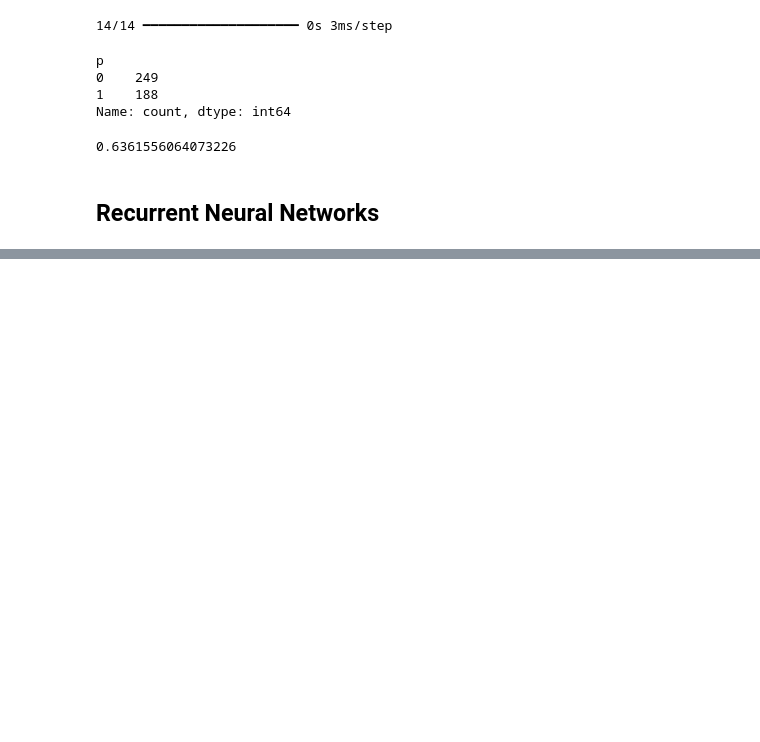
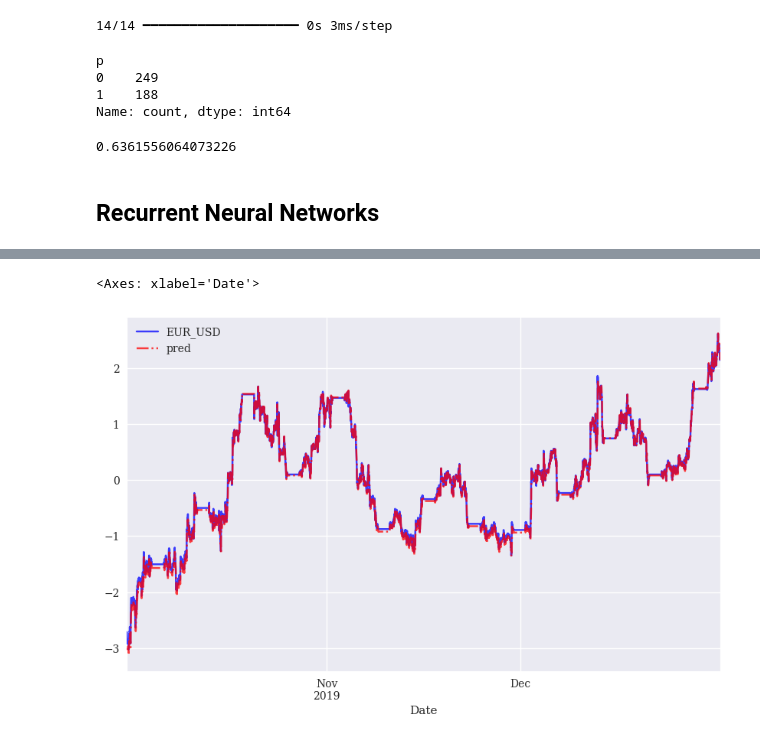
Before and after one commit to wangyouan/AIandFinance2025, a Jupyter notebook: lecture9_deep_learning.ipynb, the cells around one changed output, grey strips where cells are left out. Cells and saved outputs as stored; diff of their text form; code cells hidden in the pictures; blank space fills up the shorter version.

```diff
--- a/lecture9_deep_learning.ipynb
+++ b/lecture9_deep_learning.ipynb
@@ -492,0 +490,34 @@ NameError: name 'TimeseriesGenerator' is not defined
+# %%
+def create_rnn_model(hu=100, lags=lags, layer='SimpleRNN', features=1, algorithm='estimation'):
+    """Build an RNN/LSTM model using Functional API to avoid input_shape warning.
+    hu: hidden units
+    lags: sequence length
+    layer: 'SimpleRNN' or 'LSTM'
+    features: number of features per timestep
+    algorithm: 'estimation' (regression) or 'classification'
+    """
+    keras.backend.clear_session()
+    inputs = keras.Input(shape=(lags, features), name="sequence")
+    if layer == 'SimpleRNN':
+        x = SimpleRNN(hu, activation='relu')(inputs)
+    else:
+        x = LSTM(hu, activation='relu')(inputs)
+
+    if algorithm == 'estimation':
+        outputs = Dense(1, activation='linear')(x)
+        loss = 'mse'
+        metrics = ['mae']
+    else:
+        outputs = Dense(1, activation='sigmoid')(x)
+        loss = 'binary_crossentropy'
+        metrics = ['accuracy']
+
+    model = keras.Model(inputs=inputs, outputs=outputs, name=f"{layer}_{algorithm}")
+    model.compile(optimizer='adam', loss=loss, metrics=metrics)
+    return model
+# %%
+model = create_rnn_model()
+# %%
+%%time
+model.fit(g, epochs=500, steps_per_epoch=10,
+          verbose=False)
@@ -492,0 +528,10 @@ NameError: name 'TimeseriesGenerator' is not defined
+# %%
+y = model.predict(g, verbose=False)
+data['pred'] = np.nan
+data.loc[data.index[lags:], 'pred'] = y
+data[[symbol, 'pred']].plot(
+            figsize=(10, 6), style=['b', 'r-.'],
+            alpha=0.75)
+# %% [output]
+<Axes: xlabel='Date'>
+[figure, added]
```
Also changed, not shown: parts of 38 cells of this notebook.
